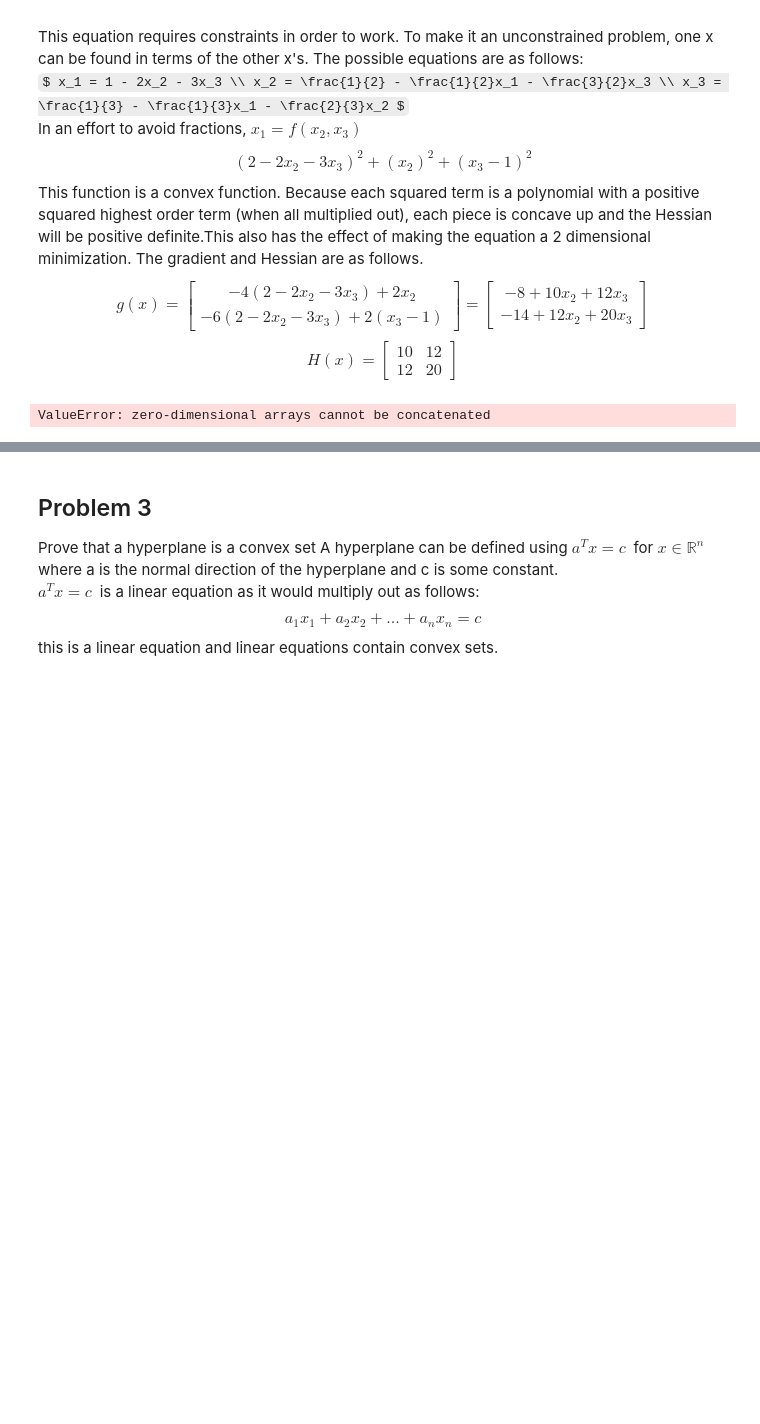
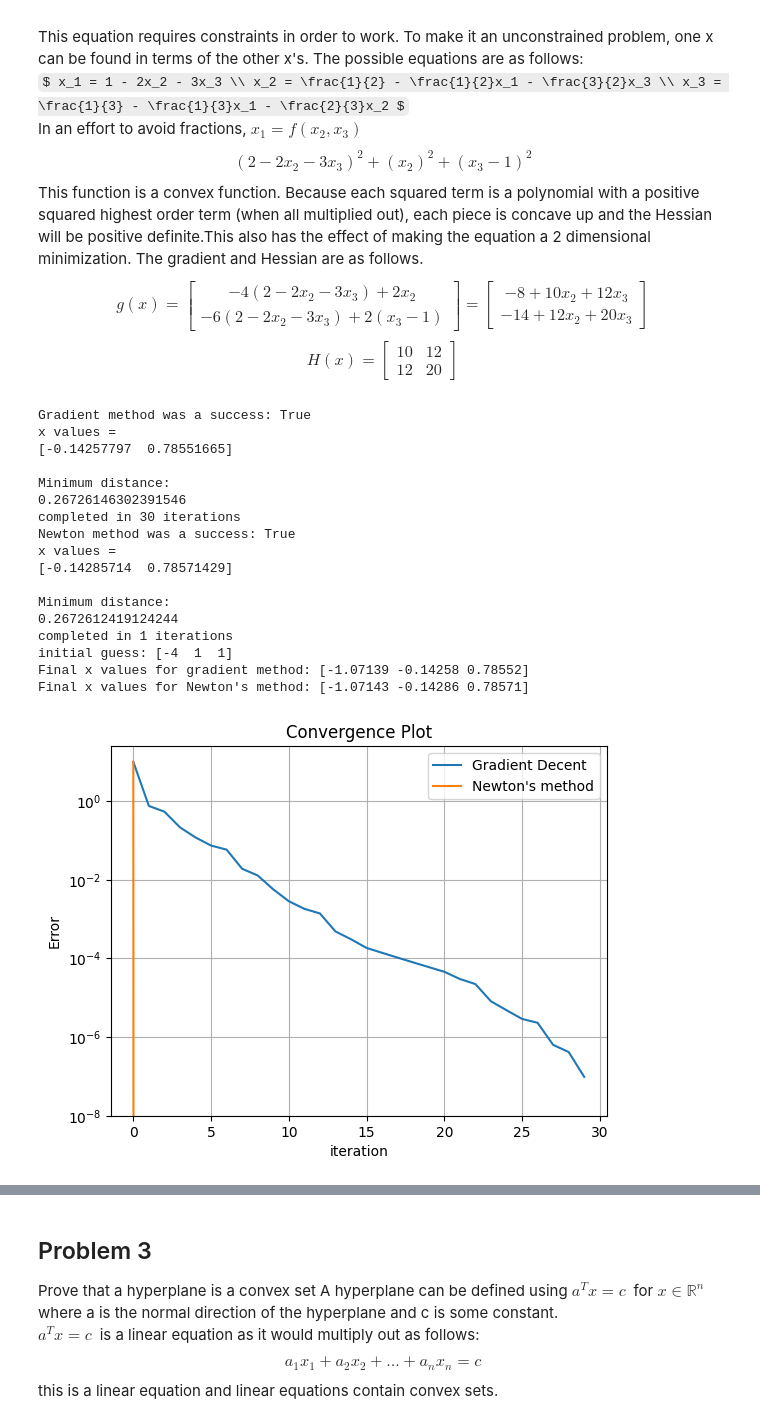
Before and after one commit to ttjohn13/MAE598, a Jupyter notebook: Homework 02/HW 02.ipynb, the cells around one changed output, grey strips where cells are left out. Saved outputs shown, nothing was run; the diff lists cells and outputs as text; code cells hidden in the pictures; some formulas as TeX source; blank space fills up the shorter version.

Commit message:
Completed problem 2 also created a Newton file for debugging

```diff
--- a/Homework 02/HW 02.ipynb
+++ b/Homework 02/HW 02.ipynb
@@ -91,34 +91,85 @@ def gradient_decent_inexact_line_search(function, gradient, x0, t, tollerance):
     distance_track = np.array([function(x0)])
     while g0norm > tollerance and counter < 100:
         counter += 1
         x0 = inexact_line_search(function, g0, x0, t)
         g0 = gradient(x0)
         g0norm = np.linalg.norm(g0)
         x0track = np.vstack((x0track, x0))
         distance0 = np.array([function(x0)])
         distance_track = np.concatenate((distance_track, distance0))
     success = g0norm < tollerance
     distance = function(x0)
-    print("was a success: " + str(success) + "\nx values = "), print(x0), print("\nMinimum distance: "), print(distance)
+    print("Gradient method was a success: " + str(success) + "\nx values = "), print(x0), print("\nMinimum distance: "), print(np.sqrt(distance))
     return x0, x0track, distance_track
 
 
 x0 = np.array([1, 1])
 (x_final, x_track, distance_track) = gradient_decent_inexact_line_search(distance_sq, distance_sq_g, x0, 0.5, 1e-3)
 iteration_count = np.count_nonzero(distance_track, axis=0)
-print('completed in ' + str(iteration_count) + ' iterations')
+print('completed in ' + str(iteration_count-1) + ' iterations')
 
 x_axis = np.arange(iteration_count - 1)
 y_axis = distance_track[:iteration_count - 1] - distance_track[-1]
 
+
+def newton_method(function, gradient, hessian, x0, tollerance):
+    counter = 0
+    g0 = gradient(x0)
+    g0norm = np.linalg.norm(g0)
+    x0track = x0
+    distance_track = np.array([function(x0)])
+    while g0norm > tollerance and counter < 100:
+        counter += 1
+        h = hessian()
+        deltax = - np.linalg.inv(h) @ g0
+        x0 = x0 + deltax
+        g0 = gradient(x0)
+        g0norm = np.linalg.norm(g0)
+        x0track = np.vstack((x0track, x0))
+        distance0 = np.array([function(x0)])
+        distance_track = np.concatenate((distance_track, distance0))
+    success = g0norm < tollerance
+    distance = function(x0)
+    print("Newton method was a success: " + str(success) + "\nx values = "), print(x0), print("\nMinimum distance: "), print(np.sqrt(distance))
+    return x0, x0track, distance_track
+
+(solution_newton, track_newton, track_distance_newton) = newton_method(distance_sq, distance_sq_g, distance_sq_H, x0, 1e-3)
+iteration_count_newton = np.count_nonzero(track_distance_newton, axis=0)
+print('completed in ' + str(iteration_count_newton - 1) + ' iterations')
+
+x_axis_newton = np.arange(iteration_count_newton)
+y_axis_newton = track_distance_newton[:iteration_count] - distance_track[-1]
 fig, ax = ppl.subplots()
 ax.set_yscale('log')
 ax.plot(x_axis, y_axis, label='Gradient Decent')
+ax.plot(x_axis_newton, y_axis_newton, label= 'Newton\'s method')
 plt.xlabel('iteration')
 plt.ylim(bottom=10 ** -8)
 plt.ylabel('Error')
 plt.grid(True)
 plt.title('Convergence Plot')
-plt.show()
+plt.legend()
+
+initial_x_values = np.array([1-2*x0[0] - 3*x0[1] , x0[0], x0[1]])
+final_x_values_grad = np.array([1- 2*x_final[0] - 3*x_final[1], x_final[0], x_final[1]])
+final_x_values_newton = np.array([1 - 2*solution_newton[0] - 3*solution_newton[1], solution_newton[0], solution_newton[1]])
+print("initial guess: " + np.array2string(initial_x_values, formatter= {'float_kind' :lambda initial_x_values: "%.5f" % initial_x_values}) + '\nFinal x values for gradient method: ' + np.array2string(final_x_values_grad, formatter= {'float_kind' :lambda final_x_values_grad: "%.5f" % final_x_values_grad}) + '\nFinal x values for Newton\'s method: ' + np.array2string(final_x_values_newton,formatter= {'float_kind' :lambda final_x_values_newton: "%.5f" % final_x_values_newton} ))
 # %% [output]
-ValueError: zero-dimensional arrays cannot be concatenated
+Gradient method was a success: True
+x values =
+[-0.14257797  0.78551665]
+
+Minimum distance:
+0.26726146302391546
+completed in 30 iterations
+Newton method was a success: True
+x values =
+[-0.14285714  0.78571429]
+
+Minimum distance:
+0.2672612419124244
+completed in 1 iterations
+initial guess: [-4  1  1]
+Final x values for gradient method: [-1.07139 -0.14258 0.78552]
+Final x values for Newton's method: [-1.07143 -0.14286 0.78571]
+[figure, added]
```
Also changed, not shown: parts of 1 cell of this notebook, 1 other file.
